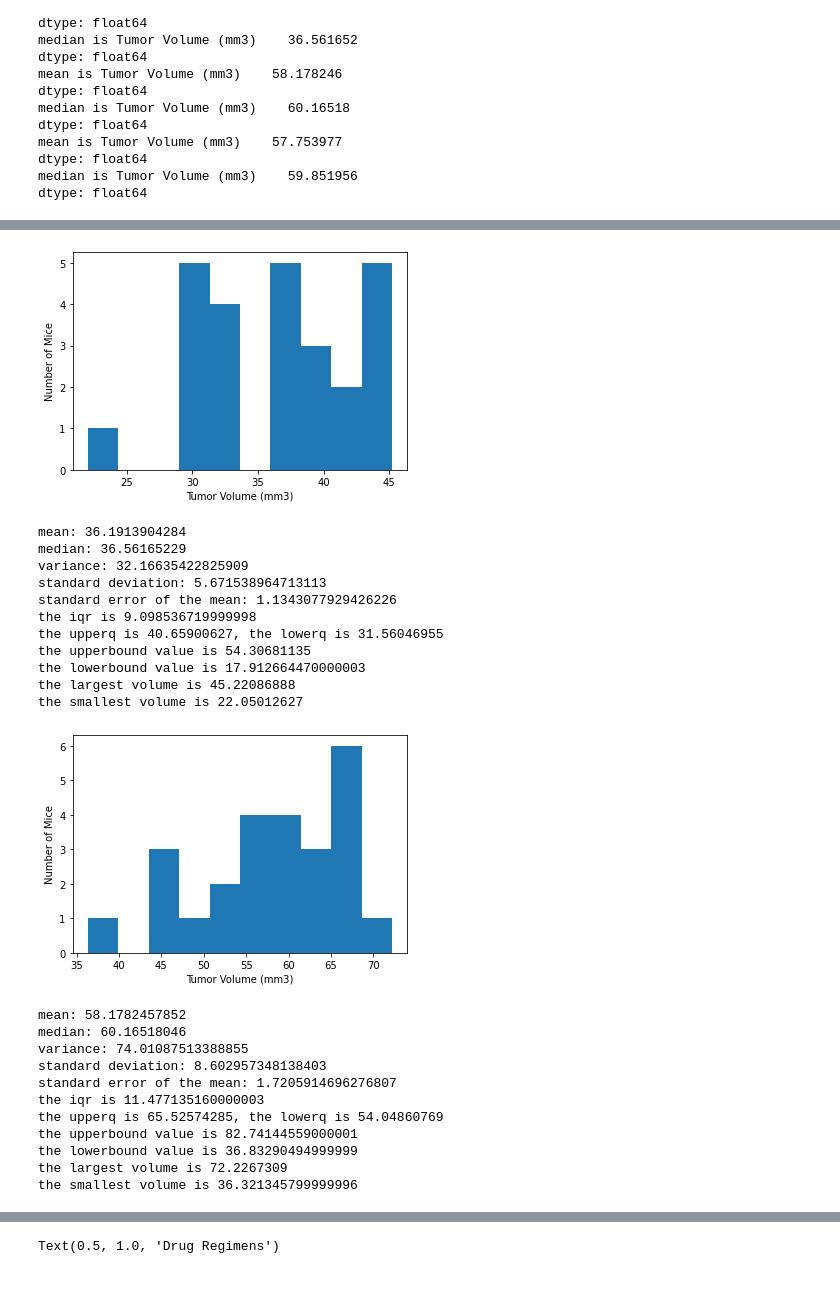
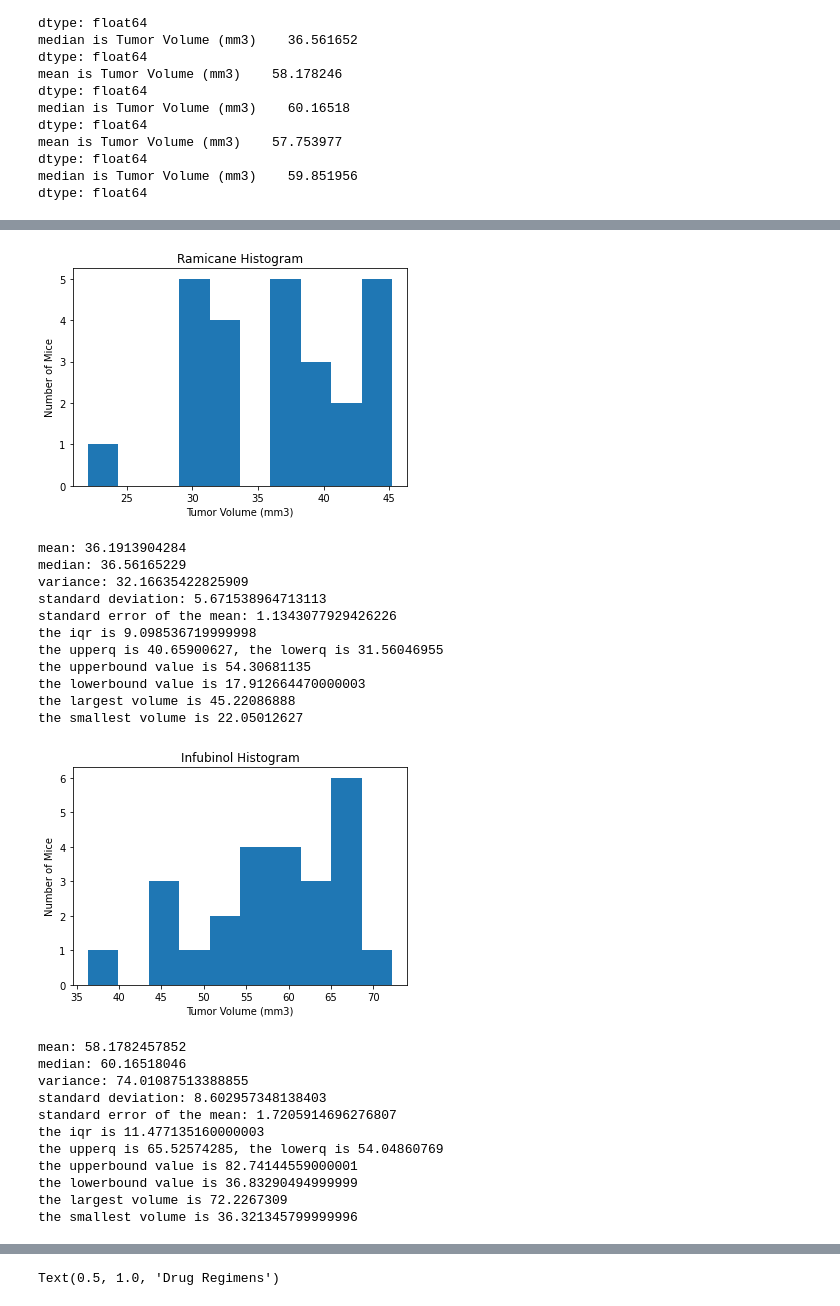
Before and after one commit to jaredhazlett/pymaceuticals-cancer-treatment-analysis, a Jupyter notebook: Matplotlib Homework.ipynb, the cells around one changed output, grey strips where cells are left out. Saved outputs shown, nothing was run; the diff lists cells and outputs as text; code cells hidden in the pictures.

```diff
--- a/Matplotlib Homework.ipynb
+++ b/Matplotlib Homework.ipynb
@@ -402,32 +404,33 @@ the smallest volume is 23.34359787
 # %%
 #We're creating a histogram and summary statistics for Ramicane
 plt.hist(Ramicane_last["Tumor Volume (mm3)"])
+plt.title("Ramicane Histogram")
 plt.xlabel('Tumor Volume (mm3)')
 plt.ylabel('Number of Mice')
 plt.show()
 
 print(f"mean: {Ramicane_last['Tumor Volume (mm3)'].mean()}")
 print(f"median: {Ramicane_last['Tumor Volume (mm3)'].median()}")
 print(f"variance: {Ramicane_last['Tumor Volume (mm3)'].var()}")
 print(f"standard deviation: {Ramicane_last['Tumor Volume (mm3)'].std()}")
 print(f"standard error of the mean: {Ramicane_last['Tumor Volume (mm3)'].sem()}")
 
 quartiles_rami = Ramicane_last["Tumor Volume (mm3)"].quantile([.25, .5, .75])
 lowerq_rami = quartiles_rami[.25]
 upperq_rami = quartiles_rami[.75]
 iqr_rami = upperq_rami - lowerq_rami
 print(f"the iqr is {iqr_rami}")
 print(f"the upperq is {upperq_rami}, the lowerq is {lowerq_rami}")
 lowerbound_rami = lowerq_rami - (1.5*iqr_rami)
 upperbound_rami = upperq_rami + (1.5*iqr_rami)
 print(f"the upperbound value is {upperbound_rami}")
 print(f"the lowerbound value is {lowerbound_rami}")
 max_rami = Ramicane_last['Tumor Volume (mm3)'].max()
 min_rami = Ramicane_last['Tumor Volume (mm3)'].min()
 print(f"the largest volume is {max_rami}")
 print(f"the smallest volume is {min_rami}")
 # %% [output]
-[figure, old version]
+[figure, new version]
 mean: 36.1913904284
 median: 36.56165229
 variance: 32.16635422825909
@@ -442,6 +445,7 @@ the smallest volume is 22.05012627
 # %%
 #We're creating a histogram and summary statistics for Infubinol
 plt.hist(Infubinol_last["Tumor Volume (mm3)"])
+plt.title("Infubinol Histogram")
 plt.xlabel('Tumor Volume (mm3)')
 plt.ylabel('Number of Mice')
 plt.show()
@@ -467,7 +471,7 @@ min_infu = Infubinol_last['Tumor Volume (mm3)'].min()
 print(f"the largest volume is {max_infu}")
 print(f"the smallest volume is {min_infu}")
 # %% [output]
-[figure, old version]
+[figure, new version]
 mean: 58.1782457852
 median: 60.16518046
 variance: 74.01087513388855
```
Also changed, not shown: parts of 3 cells of this notebook.
